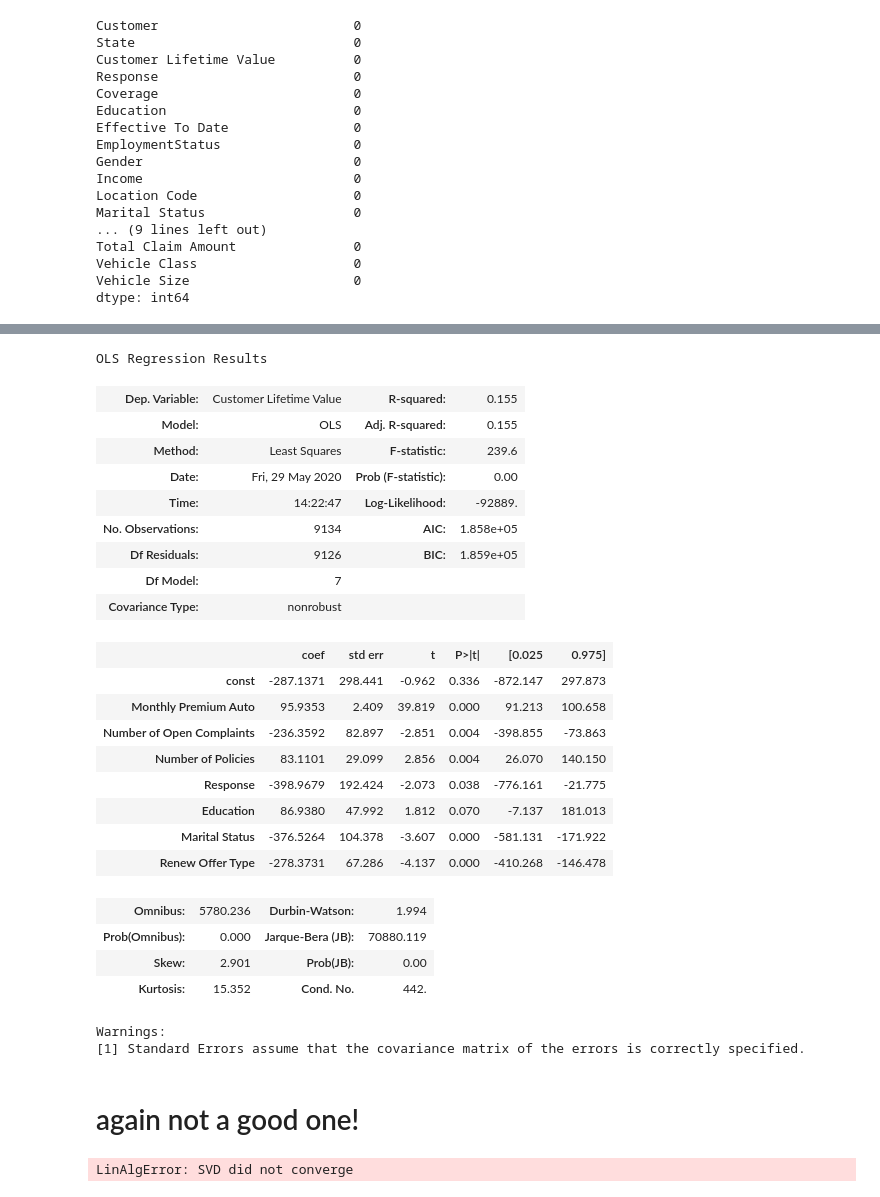
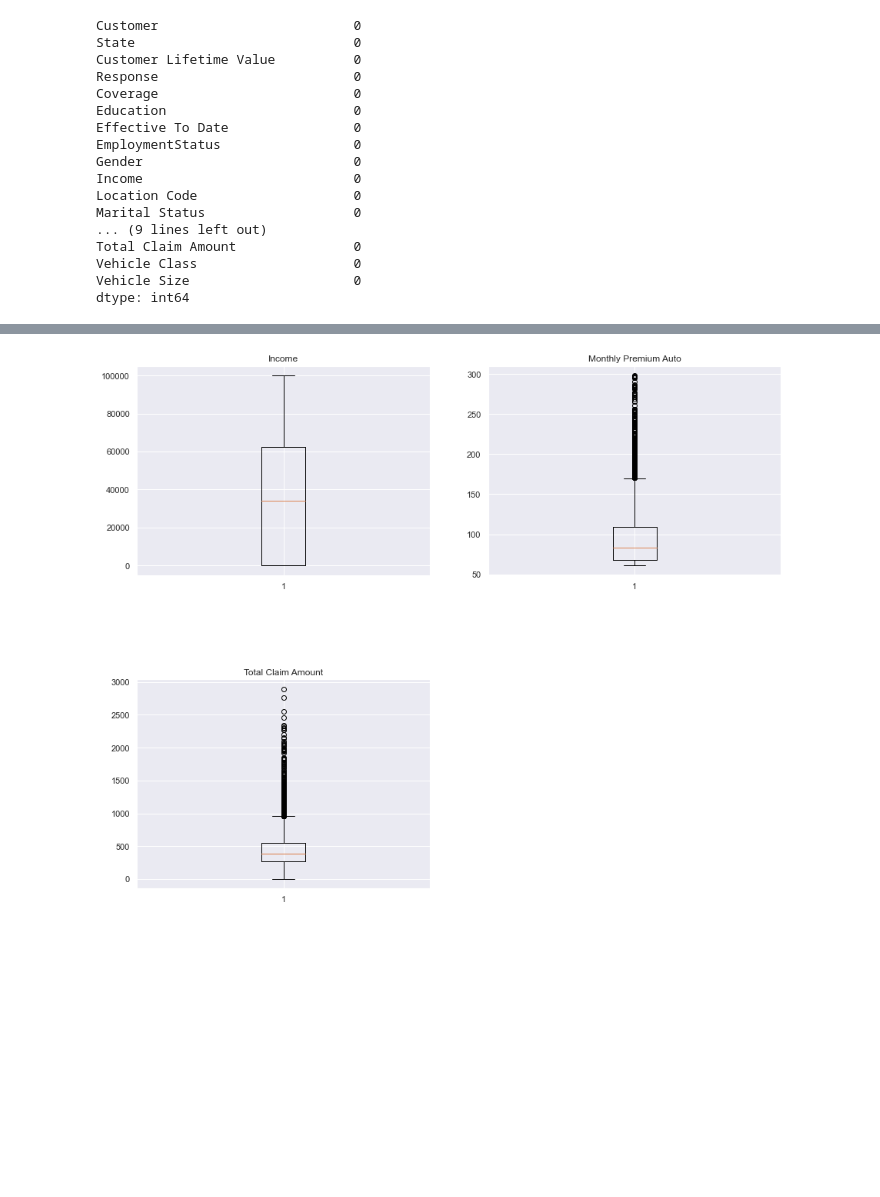
Before and after one commit to nilayduzkesen/Customer-LTV-Prediction, a Jupyter notebook: Customer LTV Prediction.ipynb, the cells around one changed output, grey strips where cells are left out. Cells and saved outputs as stored; diff of their text form; code cells hidden in the pictures; blank space fills up the shorter version.

```diff
--- a/Customer LTV Prediction.ipynb
+++ b/Customer LTV Prediction.ipynb
@@ -403,15 +126,0 @@ plt.show()
-# %%
-# Looking at outliers
-
-significant_cols_
-
-sns.set(color_codes=True)
-plt.figure(figsize=(15,20))
-plt.subplots_adjust(hspace=0.5)
-
-for i in range(len(significant_cols)):
-    plt.subplot(7,2,i+1)
-    plt.boxplot(df[significant_cols[i]])
-    plt.title(significant_cols[i])
-
-plt.show()
@@ -433,36 +126,0 @@ all_df2['Number of Policies'] = winsorize(all_df2['Number of Policies'],(0, 0.05
-# %%
-# define regression with winsorize values (without outliers)
-
-x5 = all_df2[['Monthly Premium Auto','Number of Open Complaints','Number of Policies','Response','Education','Marital Status','Renew Offer Type']]
-
-x5 = sm.add_constant(x5)
-results = sm.OLS(y, x5).fit()
-results.summary()
-# %% [output]
-OLS Regression Results
-| Dep. Variable: | Customer Lifetime Value | R-squared: | 0.155 |
-| Model: | OLS | Adj. R-squared: | 0.155 |
-| Method: | Least Squares | F-statistic: | 239.6 |
-| Date: | Fri, 29 May 2020 | Prob (F-statistic): | 0.00 |
-| Time: | 14:22:47 | Log-Likelihood: | -92889. |
-| No. Observations: | 9134 | AIC: | 1.858e+05 |
-| Df Residuals: | 9126 | BIC: | 1.859e+05 |
-| Df Model: | 7 |  |  |
-| Covariance Type: | nonrobust |  |  |
-|  | coef | std err | t | P>|t| | [0.025 | 0.975] |
-| const | -287.1371 | 298.441 | -0.962 | 0.336 | -872.147 | 297.873 |
-| Monthly Premium Auto | 95.9353 | 2.409 | 39.819 | 0.000 | 91.213 | 100.658 |
-| Number of Open Complaints | -236.3592 | 82.897 | -2.851 | 0.004 | -398.855 | -73.863 |
-| Number of Policies | 83.1101 | 29.099 | 2.856 | 0.004 | 26.070 | 140.150 |
-| Response | -398.9679 | 192.424 | -2.073 | 0.038 | -776.161 | -21.775 |
-| Education | 86.9380 | 47.992 | 1.812 | 0.070 | -7.137 | 181.013 |
-| Marital Status | -376.5264 | 104.378 | -3.607 | 0.000 | -581.131 | -171.922 |
-| Renew Offer Type | -278.3731 | 67.286 | -4.137 | 0.000 | -410.268 | -146.478 |
-| Omnibus: | 5780.236 | Durbin-Watson: | 1.994 |
-| Prob(Omnibus): | 0.000 | Jarque-Bera (JB): | 70880.119 |
-| Skew: | 2.901 | Prob(JB): | 0.00 |
-| Kurtosis: | 15.352 | Cond. No. | 442. |
-Warnings:
-[1] Standard Errors assume that the covariance matrix of the errors is correctly specified.
-# %% [markdown]
-# again not a good one!
@@ -471,8 +127,17 @@ all_df3 = all_df.copy()
-# %%
-x6 = np.log(all_df3[['Monthly Premium Auto','Number of Open Complaints','Number of Policies','Response','Education','Marital Status','Renew Offer Type']])
-
-x6 = sm.add_constant(x6)
-results = sm.OLS(y, x6).fit()
-results.summary()
-# %% [output]
-LinAlgError: SVD did not converge
+# %%
+# Looking at outliers of continuos variables
+
+significant_cont = ['Income','Monthly Premium Auto','Total Claim Amount']
+
+sns.set(color_codes=True)
+plt.figure(figsize=(15,20))
+plt.subplots_adjust(hspace=0.5)
+
+for i in range(len(significant_cont)):
+    plt.subplot(3,2,i+1)
+    plt.boxplot(df[significant_cont[i]])
+    plt.title(significant_cont[i])
+
+plt.show()
+# %% [output]
+[figure, added]
```
Also changed, not shown: parts of 70 cells of this notebook.
